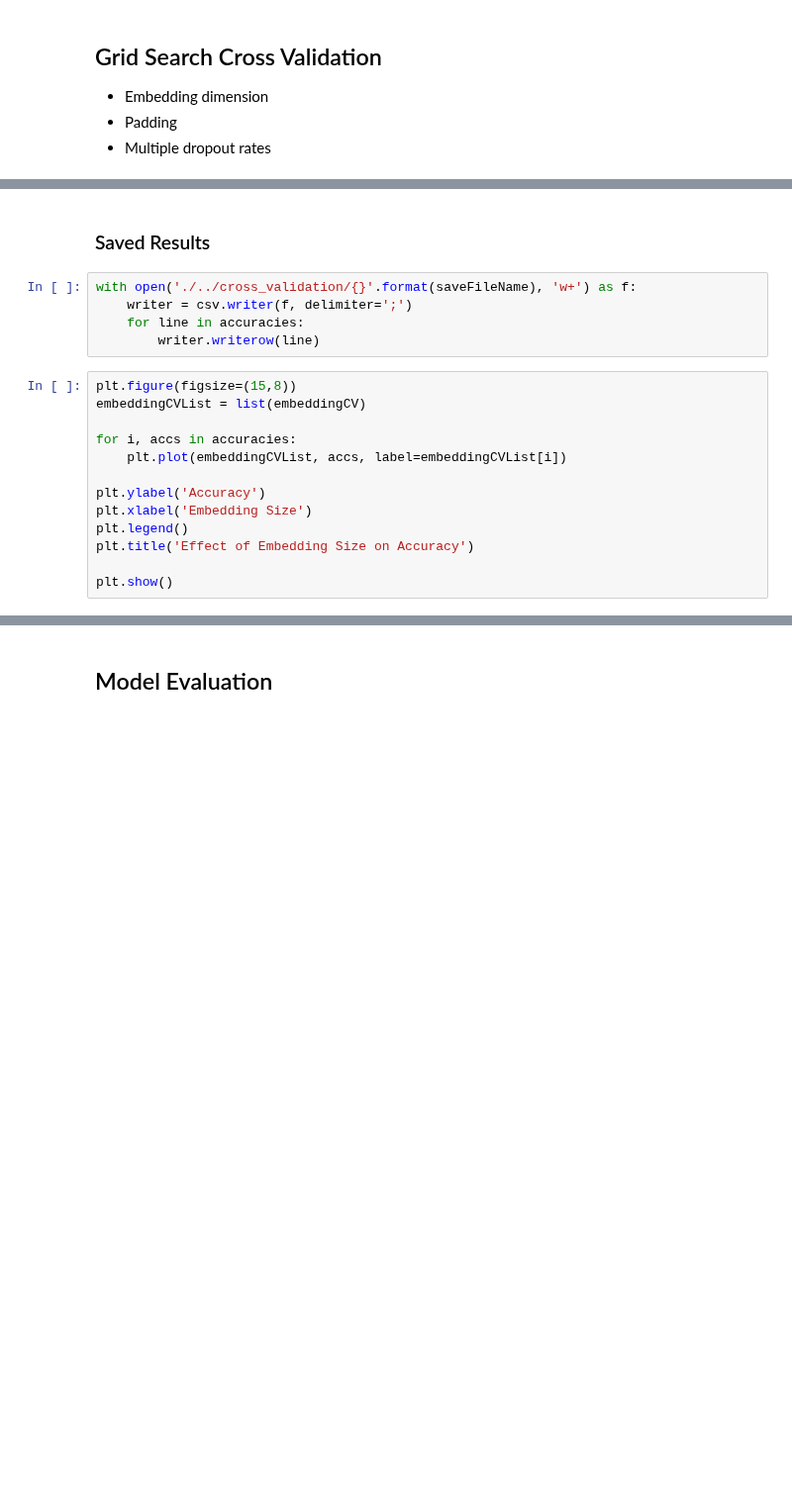
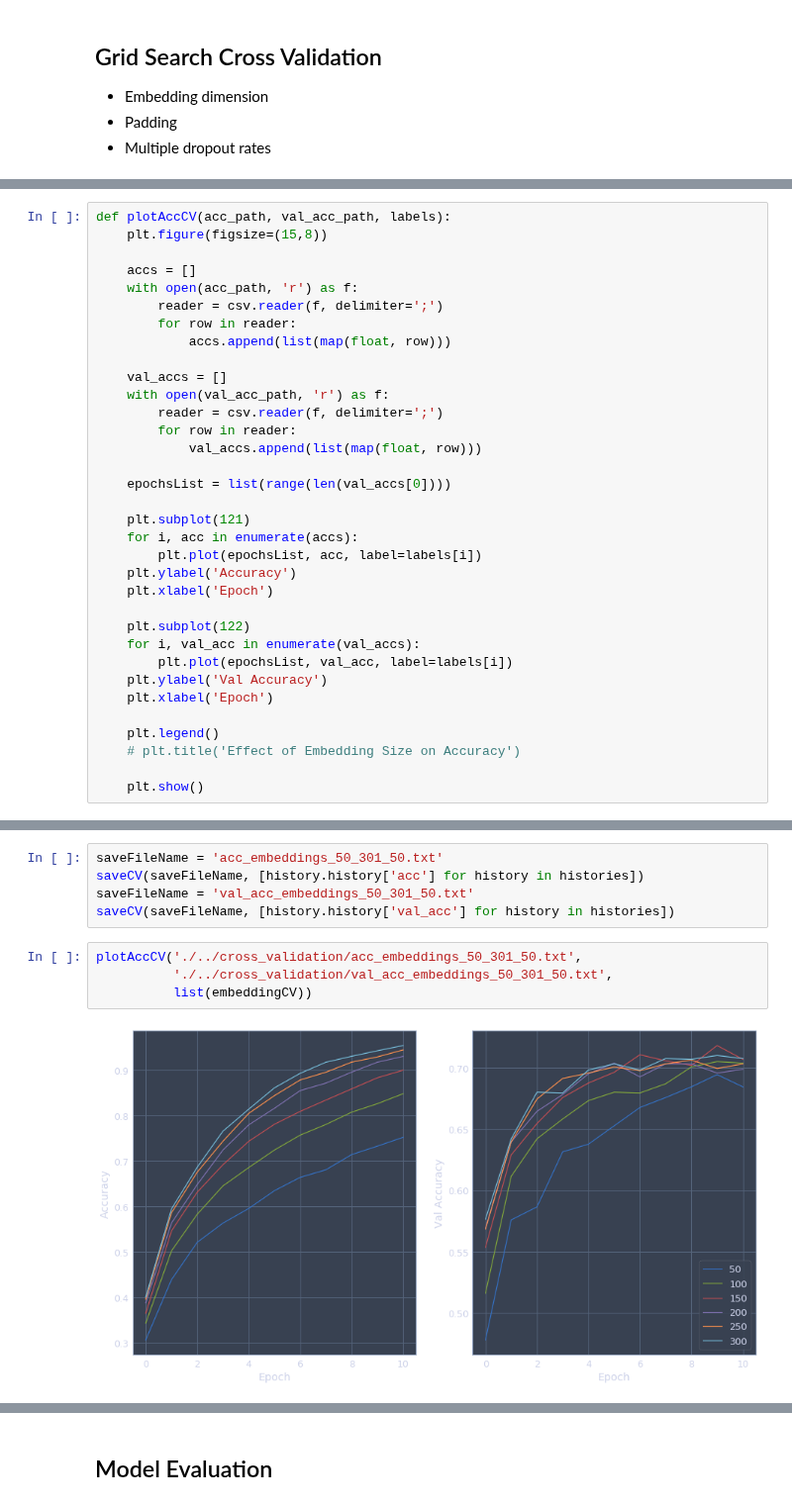
Before and after one commit to alexisthual/posos-data-challenge, a Jupyter notebook: Workflow.ipynb, the cells around one changed output, grey strips where cells are left out. Shown at 99% size. Drawn from its saved outputs; the diff is of its cells as text; blank space fills up the shorter version.

```diff
--- a/Workflow.ipynb
+++ b/Workflow.ipynb
@@ -455,0 +461,34 @@ plotHistory(trainingHistory)
+# %%
+def plotAccCV(acc_path, val_acc_path, labels):
+    plt.figure(figsize=(15,8))
+
+    accs = []
+    with open(acc_path, 'r') as f:
+        reader = csv.reader(f, delimiter=';')
+        for row in reader:
+            accs.append(list(map(float, row)))
+
+    val_accs = []
+    with open(val_acc_path, 'r') as f:
+        reader = csv.reader(f, delimiter=';')
+        for row in reader:
+            val_accs.append(list(map(float, row)))
+
+    epochsList = list(range(len(val_accs[0])))
+
+    plt.subplot(121)
+    for i, acc in enumerate(accs):
+        plt.plot(epochsList, acc, label=labels[i])
+    plt.ylabel('Accuracy')
+    plt.xlabel('Epoch')
+
+    plt.subplot(122)
+    for i, val_acc in enumerate(val_accs):
+        plt.plot(epochsList, val_acc, label=labels[i])
+    plt.ylabel('Val Accuracy')
+    plt.xlabel('Epoch')
+
+    plt.legend()
+    # plt.title('Effect of Embedding Size on Accuracy')
+
+    plt.show()
@@ -475,20 +524,11 @@ for dim in tqdm(embeddingCV):
-# %% [markdown]
-### Saved Results
-# %%
-with open('./../cross_validation/{}'.format(saveFileName), 'w+') as f:
-    writer = csv.writer(f, delimiter=';')
-    for line in accuracies:
-        writer.writerow(line)
-# %%
-plt.figure(figsize=(15,8))
-embeddingCVList = list(embeddingCV)
-
-for i, accs in accuracies:
-    plt.plot(embeddingCVList, accs, label=embeddingCVList[i])
-
-plt.ylabel('Accuracy')
-plt.xlabel('Embedding Size')
-plt.legend()
-plt.title('Effect of Embedding Size on Accuracy')
-
-plt.show()
+# %%
+saveFileName = 'acc_embeddings_50_301_50.txt'
+saveCV(saveFileName, [history.history['acc'] for history in histories])
+saveFileName = 'val_acc_embeddings_50_301_50.txt'
+saveCV(saveFileName, [history.history['val_acc'] for history in histories])
+# %%
+plotAccCV('./../cross_validation/acc_embeddings_50_301_50.txt',
+          './../cross_validation/val_acc_embeddings_50_301_50.txt',
+          list(embeddingCV))
+# %% [output]
+[figure, added]
```
Also changed, not shown: parts of 25 cells of this notebook.
